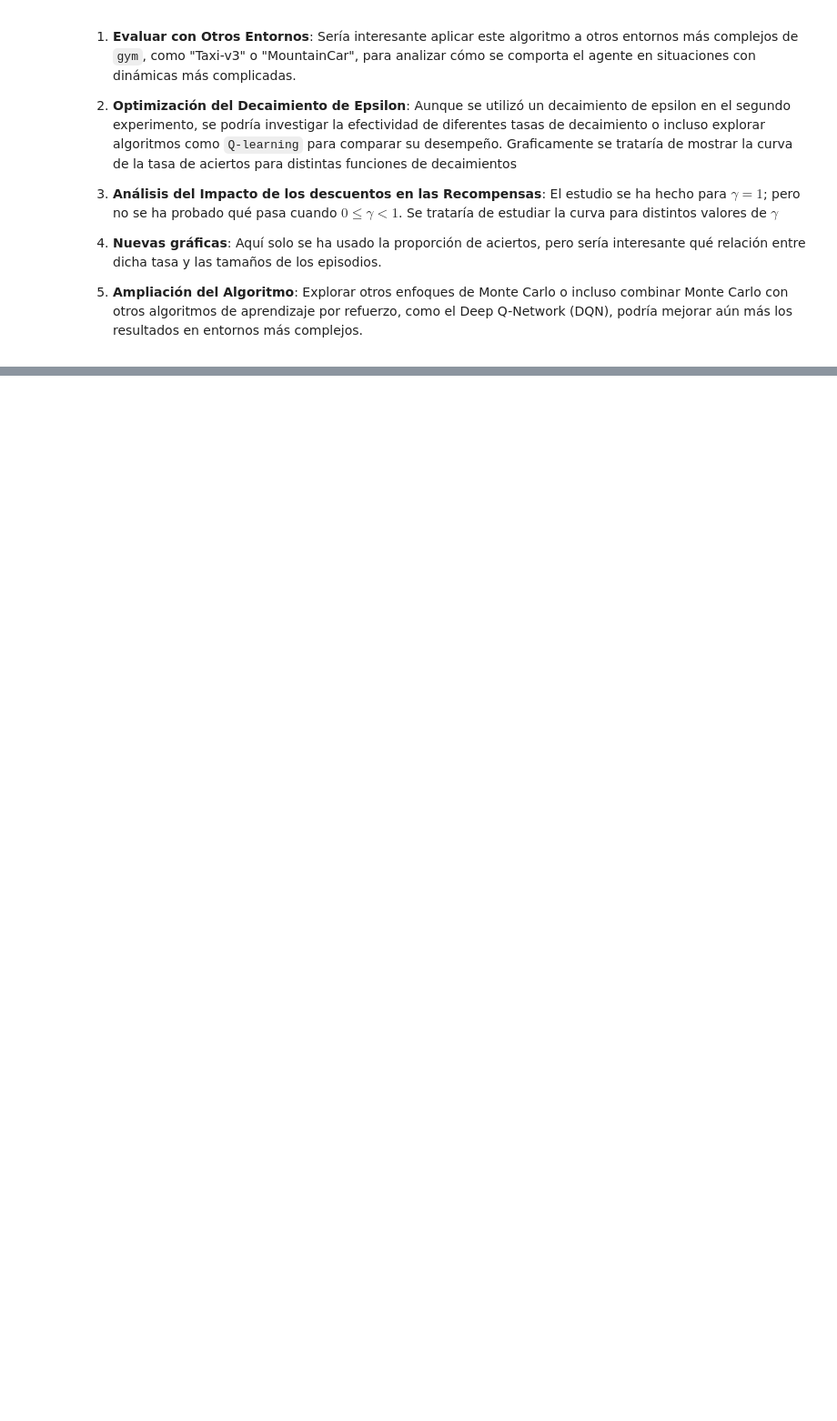
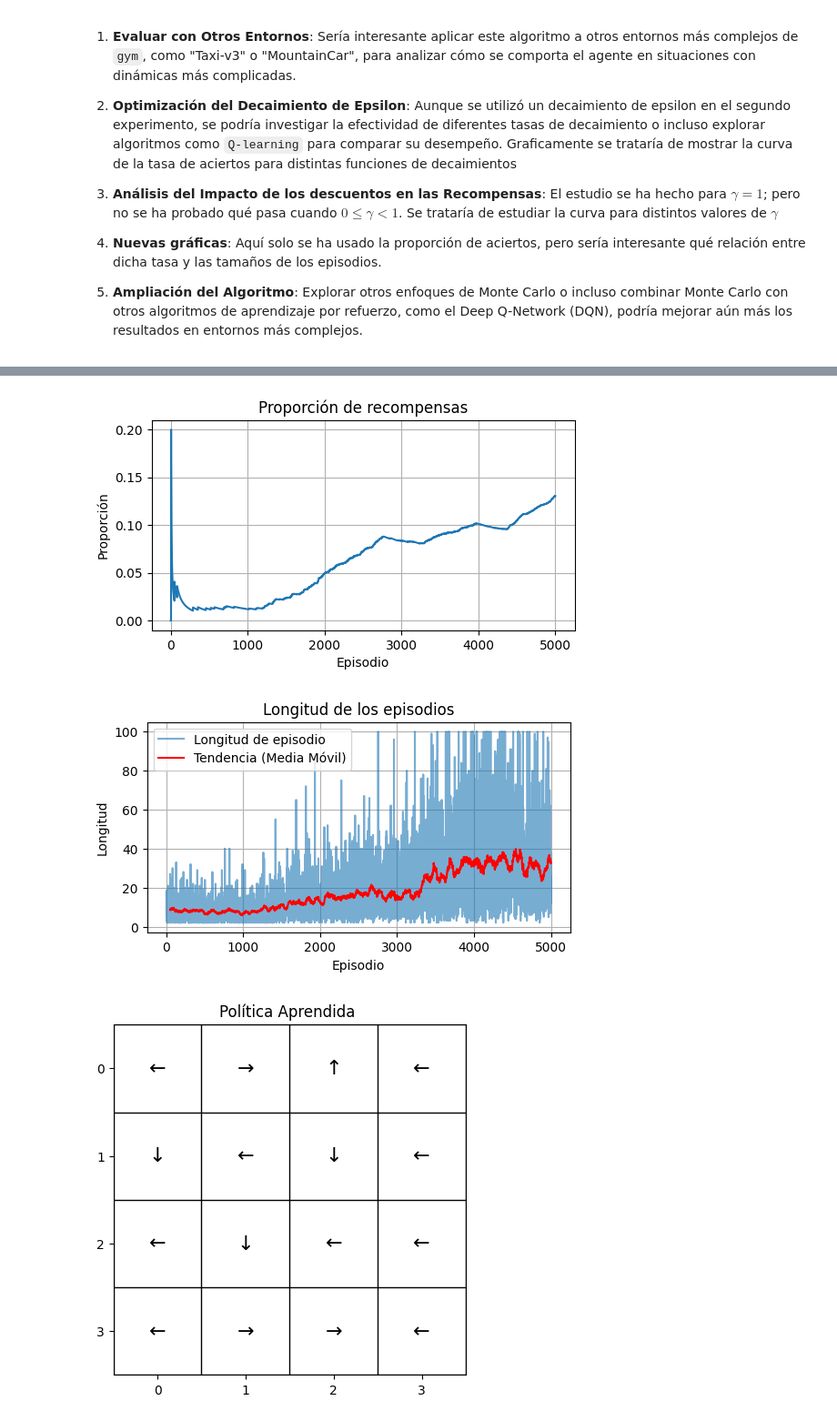
Before and after one commit to GonzaloMA-17/RL_FJLGM, a Jupyter notebook: MonteCarloTodasLasVisitas.ipynb, the cells around one changed output, grey strips where cells are left out. Shown at 91% size. Cells and saved outputs as stored; diff of their text form; code cells hidden in the pictures; blank space fills up the shorter version.

```diff
--- a/MonteCarloTodasLasVisitas.ipynb
+++ b/MonteCarloTodasLasVisitas.ipynb
@@ -938,0 +619,12 @@ plot_episode_lengths(episode_lengths=agenteQlearning.episode_lengths)
+# %%
+env_mc_off_policy = gym.make("FrozenLake-v1", is_slippery=False, map_name="4x4", render_mode="ansi")
+
+# Crear el agente MonteCarloOffPolicy
+agente_mc_off_policy = MonteCarloOffPolicy(env_mc_off_policy, decay=True)
+
+# Entrenar el agente
+Q_mc_off_policy, stats_mc_off_policy, episode_lengths_mc_off_policy = agente_mc_off_policy.entrenar()
+
+# Mostrar el valor Q final
+print("\n Valor Q final con MonteCarloOffPolicy: \n")
+print( Q_mc_off_policy)
@@ -938,0 +682,8 @@ plot_episode_lengths(episode_lengths=agenteQlearning.episode_lengths)
+# %%
+plot(stats_mc_off_policy)
+plot_episode_lengths(episode_lengths_mc_off_policy)
+plot_policy_blank(Q_mc_off_policy,env_mc_off_policy)
+# %% [output]
+[figure, added]
+[figure, added]
+[figure, added]
```
Also changed, not shown: parts of 72 cells of this notebook, 12 other files.
